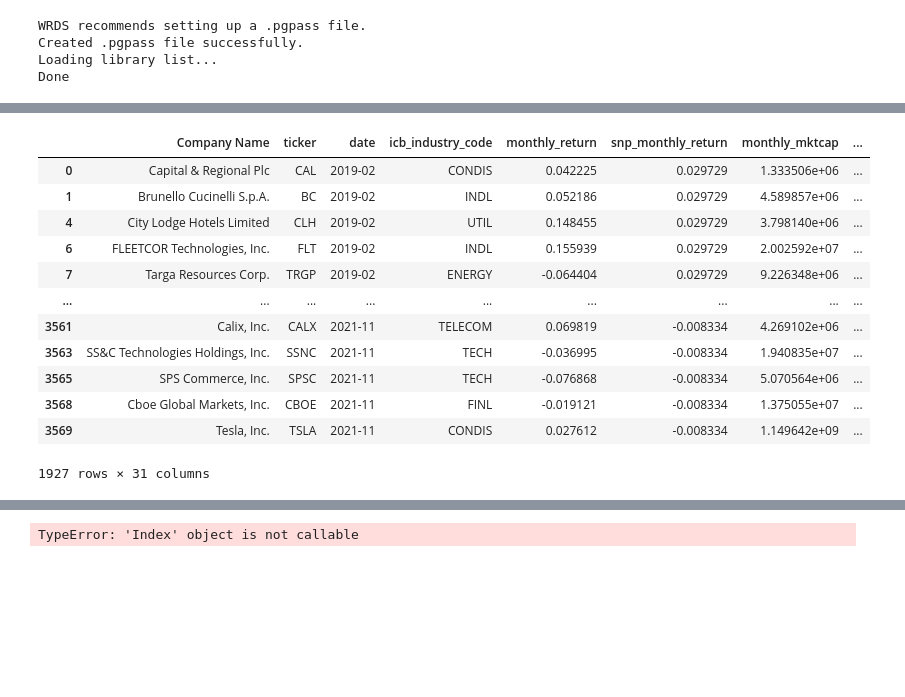
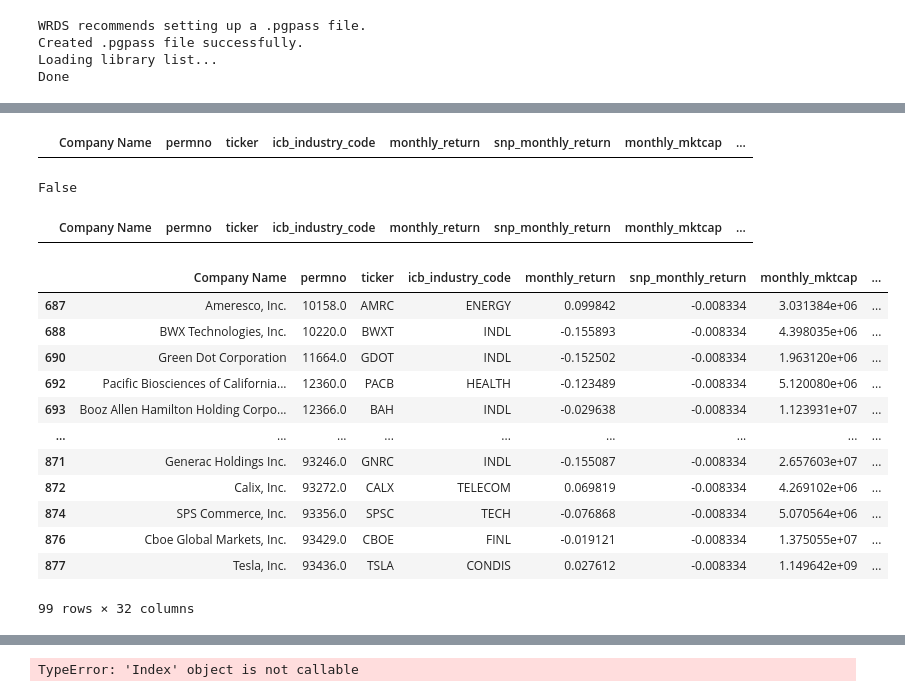
Before and after one commit to TDR474/ESG-Fama-French, a Jupyter notebook: wrds.ipynb, the cells around one changed output, grey strips where cells are left out. Saved outputs shown, nothing was run; the diff lists cells and outputs as text; code cells hidden in the pictures; blank space fills up the shorter version.

```diff
--- a/wrds.ipynb
+++ b/wrds.ipynb
@@ -256,19 +210,38 @@ data_complete.dropna(inplace=True)
 data_complete_2021_11 = data_complete[data_complete['date'] == '2021-11']
 # drop the date column
 data_complete_2021_11 = data_complete_2021_11.drop(columns=['date'])
-# %%
-data_complete
-# %% [output]
-|  | Company Name | ticker | date | icb_industry_code | monthly_return | snp_monthly_return | monthly_mktcap | ... |
-| 0 | Capital & Regional Plc | CAL | 2019-02 | CONDIS | 0.042225 | 0.029729 | 1.333506e+06 | ... |
-| 1 | Brunello Cucinelli S.p.A. | BC | 2019-02 | INDL | 0.052186 | 0.029729 | 4.589857e+06 | ... |
-| 4 | City Lodge Hotels Limited | CLH | 2019-02 | UTIL | 0.148455 | 0.029729 | 3.798140e+06 | ... |
-| 6 | FLEETCOR Technologies, Inc. | FLT | 2019-02 | INDL | 0.155939 | 0.029729 | 2.002592e+07 | ... |
-| 7 | Targa Resources Corp. | TRGP | 2019-02 | ENERGY | -0.064404 | 0.029729 | 9.226348e+06 | ... |
-| ... | ... | ... | ... | ... | ... | ... | ... | ... |
-| 3561 | Calix, Inc. | CALX | 2021-11 | TELECOM | 0.069819 | -0.008334 | 4.269102e+06 | ... |
-| 3563 | SS&C Technologies Holdings, Inc. | SSNC | 2021-11 | TECH | -0.036995 | -0.008334 | 1.940835e+07 | ... |
-| 3565 | SPS Commerce, Inc. | SPSC | 2021-11 | TECH | -0.076868 | -0.008334 | 5.070564e+06 | ... |
-| 3568 | Cboe Global Markets, Inc. | CBOE | 2021-11 | FINL | -0.019121 | -0.008334 | 1.375055e+07 | ... |
-| 3569 | Tesla, Inc. | TSLA | 2021-11 | CONDIS | 0.027612 | -0.008334 | 1.149642e+09 | ... |
-1927 rows × 31 columns
+# %%
+# check if there are duplicated tickers
+# print rows where cusip is duplicated
+data_complete_2021_11[data_complete_2021_11.duplicated(['ticker'], keep=False)]
+# delete rows where cusip is duplicated
+# data_complete_2021_11_cusip_x = data_complete_2021_11.drop_duplicates(subset=['cusip_x'], keep='first')
+# %% [output]
+|  | Company Name | permno | ticker | icb_industry_code | monthly_return | snp_monthly_return | monthly_mktcap | ... |
+# %%
+# check whether there are duplicated tickers
+data_complete_2021_11['ticker'].duplicated().any()
+# %% [output]
+False
+# %%
+# find the duplicates
+# print all rows here WSO is duplicated
+data_complete_2021_11[data_complete_2021_11['ticker'] == 'WSO']
+# %% [output]
+|  | Company Name | permno | ticker | icb_industry_code | monthly_return | snp_monthly_return | monthly_mktcap | ... |
+# %%
+data_complete_2021_11
+# %% [output]
+|  | Company Name | permno | ticker | icb_industry_code | monthly_return | snp_monthly_return | monthly_mktcap | ... |
+| 687 | Ameresco, Inc. | 10158.0 | AMRC | ENERGY | 0.099842 | -0.008334 | 3.031384e+06 | ... |
+| 688 | BWX Technologies, Inc. | 10220.0 | BWXT | INDL | -0.155893 | -0.008334 | 4.398035e+06 | ... |
+| 690 | Green Dot Corporation | 11664.0 | GDOT | INDL | -0.152502 | -0.008334 | 1.963120e+06 | ... |
+| 692 | Pacific Biosciences of California... | 12360.0 | PACB | HEALTH | -0.123489 | -0.008334 | 5.120080e+06 | ... |
+| 693 | Booz Allen Hamilton Holding Corpo... | 12366.0 | BAH | INDL | -0.029638 | -0.008334 | 1.123931e+07 | ... |
+| ... | ... | ... | ... | ... | ... | ... | ... | ... |
+| 871 | Generac Holdings Inc. | 93246.0 | GNRC | INDL | -0.155087 | -0.008334 | 2.657603e+07 | ... |
+| 872 | Calix, Inc. | 93272.0 | CALX | TELECOM | 0.069819 | -0.008334 | 4.269102e+06 | ... |
+| 874 | SPS Commerce, Inc. | 93356.0 | SPSC | TECH | -0.076868 | -0.008334 | 5.070564e+06 | ... |
+| 876 | Cboe Global Markets, Inc. | 93429.0 | CBOE | FINL | -0.019121 | -0.008334 | 1.375055e+07 | ... |
+| 877 | Tesla, Inc. | 93436.0 | TSLA | CONDIS | 0.027612 | -0.008334 | 1.149642e+09 | ... |
+99 rows × 32 columns
```
Also changed, not shown: parts of 26 cells of this notebook, 11 other files.
